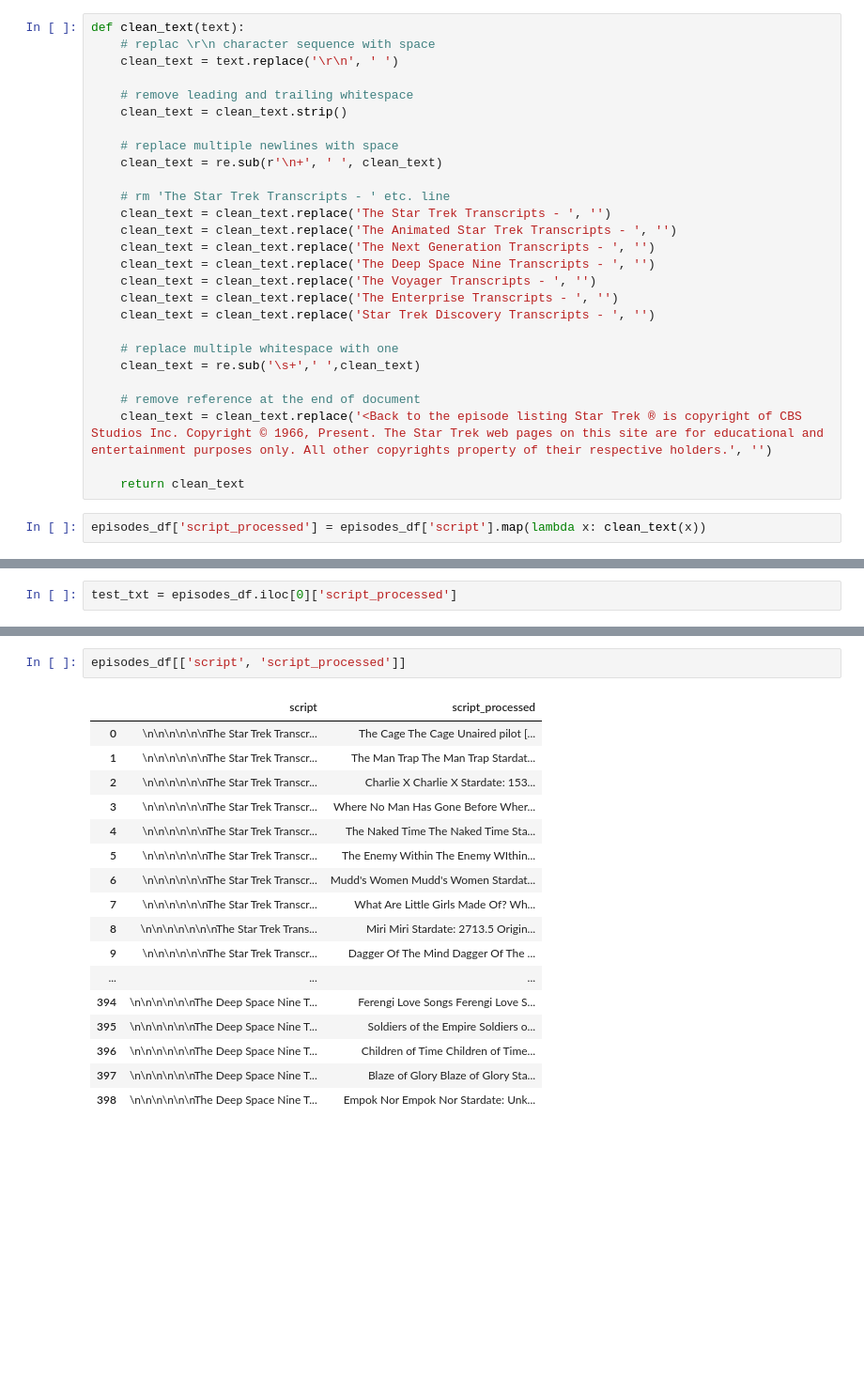
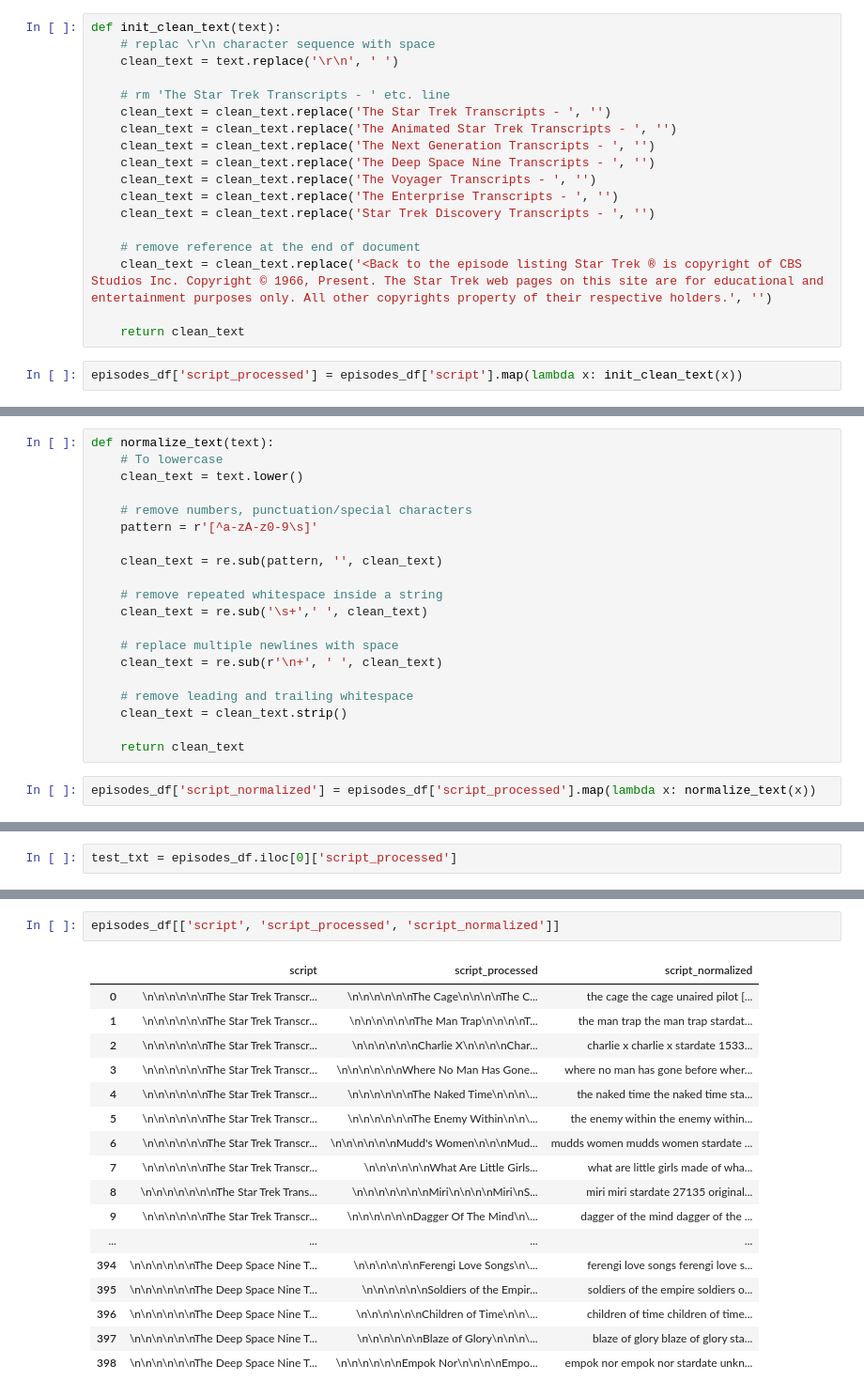
Before and after one commit to mediasittich/bayesian_topic_modeling_lda, a Jupyter notebook: notebooks/Data Cleaning.ipynb, the cells around one changed output, grey strips where cells are left out. Shown at 94% size. Saved outputs shown, nothing was run; the diff lists cells and outputs as text; blank space fills up the shorter version.

Commit message:
start writing cleaning funs & test

```diff
--- a/notebooks/Data Cleaning.ipynb
+++ b/notebooks/Data Cleaning.ipynb
@@ -159,15 +164,9 @@ episodes_df[['episode_title', 'episode_title_processed']]
 # %% [markdown]
 ### 1. Initial cleanup specific for these texts
 # %%
-def clean_text(text):
+def init_clean_text(text):
     # replac \r\n character sequence with space
     clean_text = text.replace('\r\n', ' ')
-
-    # remove leading and trailing whitespace
-    clean_text = clean_text.strip()
-
-    # replace multiple newlines with space
-    clean_text = re.sub(r'\n+', ' ', clean_text)
 
     # rm 'The Star Trek Transcripts - ' etc. line
     clean_text = clean_text.replace('The Star Trek Transcripts - ', '')
@@ -178,12 +177,9 @@ def clean_text(text):
     clean_text = clean_text.replace('The Enterprise Transcripts - ', '')
     clean_text = clean_text.replace('Star Trek Discovery Transcripts - ', '')
 
-    # replace multiple whitespace with one
-    clean_text = re.sub('\s+',' ',clean_text)
-
     # remove reference at the end of document
     clean_text = clean_text.replace('<Back to the episode listing Star Trek ® is copyright of CBS Studios Inc. Copyright © 1966, Present. The Star Trek web pages on this site are for educational and entertainment purposes only. All other copyrights property of their respective holders.', '')
 
     return clean_text
 # %%
-episodes_df['script_processed'] = episodes_df['script'].map(lambda x: clean_text(x))
+episodes_df['script_processed'] = episodes_df['script'].map(lambda x: init_clean_text(x))
@@ -189,0 +199,22 @@ episodes_df['script_processed'] = episodes_df['script'].map(lambda x: clean_text
+# %%
+def normalize_text(text):
+    # To lowercase
+    clean_text = text.lower()
+
+    # remove numbers, punctuation/special characters
+    pattern = r'[^a-zA-z0-9\s]'
+
+    clean_text = re.sub(pattern, '', clean_text)
+
+    # remove repeated whitespace inside a string
+    clean_text = re.sub('\s+',' ', clean_text)
+
+    # replace multiple newlines with space
+    clean_text = re.sub(r'\n+', ' ', clean_text)
+
+    # remove leading and trailing whitespace
+    clean_text = clean_text.strip()
+
+    return clean_text
+# %%
+episodes_df['script_normalized'] = episodes_df['script_processed'].map(lambda x: normalize_text(x))
@@ -205,20 +243,20 @@ test_txt
 # %%
-episodes_df[['script', 'script_processed']]
+episodes_df[['script', 'script_processed', 'script_normalized']]
 # %% [output]
-|  | script | script_processed |
-| 0 | \n\n\n\n\n\nThe Star Trek Transcr... | The Cage The Cage Unaired pilot [... |
-| 1 | \n\n\n\n\n\nThe Star Trek Transcr... | The Man Trap The Man Trap Stardat... |
-| 2 | \n\n\n\n\n\nThe Star Trek Transcr... | Charlie X Charlie X Stardate: 153... |
-| 3 | \n\n\n\n\n\nThe Star Trek Transcr... | Where No Man Has Gone Before Wher... |
-| 4 | \n\n\n\n\n\nThe Star Trek Transcr... | The Naked Time The Naked Time Sta... |
-| 5 | \n\n\n\n\n\nThe Star Trek Transcr... | The Enemy Within The Enemy WIthin... |
-| 6 | \n\n\n\n\n\nThe Star Trek Transcr... | Mudd's Women Mudd's Women Stardat... |
-| 7 | \n\n\n\n\n\nThe Star Trek Transcr... | What Are Little Girls Made Of? Wh... |
-| 8 | \n\n\n\n\n\n\nThe Star Trek Trans... | Miri Miri Stardate: 2713.5 Origin... |
-| 9 | \n\n\n\n\n\nThe Star Trek Transcr... | Dagger Of The Mind Dagger Of The ... |
-| ... | ... | ... |
-| 394 | \n\n\n\n\n\nThe Deep Space Nine T... | Ferengi Love Songs Ferengi Love S... |
-| 395 | \n\n\n\n\n\nThe Deep Space Nine T... | Soldiers of the Empire Soldiers o... |
-| 396 | \n\n\n\n\n\nThe Deep Space Nine T... | Children of Time Children of Time... |
-| 397 | \n\n\n\n\n\nThe Deep Space Nine T... | Blaze of Glory Blaze of Glory Sta... |
-| 398 | \n\n\n\n\n\nThe Deep Space Nine T... | Empok Nor Empok Nor Stardate: Unk... |
+|  | script | script_processed | script_normalized |
+| 0 | \n\n\n\n\n\nThe Star Trek Transcr... | \n\n\n\n\n\nThe Cage\n\n\n\nThe C... | the cage the cage unaired pilot [... |
+| 1 | \n\n\n\n\n\nThe Star Trek Transcr... | \n\n\n\n\n\nThe Man Trap\n\n\n\nT... | the man trap the man trap stardat... |
+| 2 | \n\n\n\n\n\nThe Star Trek Transcr... | \n\n\n\n\n\nCharlie X\n\n\n\nChar... | charlie x charlie x stardate 1533... |
+| 3 | \n\n\n\n\n\nThe Star Trek Transcr... | \n\n\n\n\n\nWhere No Man Has Gone... | where no man has gone before wher... |
+| 4 | \n\n\n\n\n\nThe Star Trek Transcr... | \n\n\n\n\n\nThe Naked Time\n\n\n\... | the naked time the naked time sta... |
+| 5 | \n\n\n\n\n\nThe Star Trek Transcr... | \n\n\n\n\n\nThe Enemy Within\n\n\... | the enemy within the enemy within... |
+| 6 | \n\n\n\n\n\nThe Star Trek Transcr... | \n\n\n\n\n\nMudd's Women\n\n\nMud... | mudds women mudds women stardate ... |
+| 7 | \n\n\n\n\n\nThe Star Trek Transcr... | \n\n\n\n\n\nWhat Are Little Girls... | what are little girls made of wha... |
+| 8 | \n\n\n\n\n\n\nThe Star Trek Trans... | \n\n\n\n\n\n\nMiri\n\n\n\nMiri\nS... | miri miri stardate 27135 original... |
+| 9 | \n\n\n\n\n\nThe Star Trek Transcr... | \n\n\n\n\n\nDagger Of The Mind\n\... | dagger of the mind dagger of the ... |
+| ... | ... | ... | ... |
+| 394 | \n\n\n\n\n\nThe Deep Space Nine T... | \n\n\n\n\n\nFerengi Love Songs\n\... | ferengi love songs ferengi love s... |
+| 395 | \n\n\n\n\n\nThe Deep Space Nine T... | \n\n\n\n\n\nSoldiers of the Empir... | soldiers of the empire soldiers o... |
+| 396 | \n\n\n\n\n\nThe Deep Space Nine T... | \n\n\n\n\n\nChildren of Time\n\n\... | children of time children of time... |
+| 397 | \n\n\n\n\n\nThe Deep Space Nine T... | \n\n\n\n\n\nBlaze of Glory\n\n\n\... | blaze of glory blaze of glory sta... |
+| 398 | \n\n\n\n\n\nThe Deep Space Nine T... | \n\n\n\n\n\nEmpok Nor\n\n\n\nEmpo... | empok nor empok nor stardate unkn... |
```
Also changed, not shown: parts of 14 cells of this notebook.
